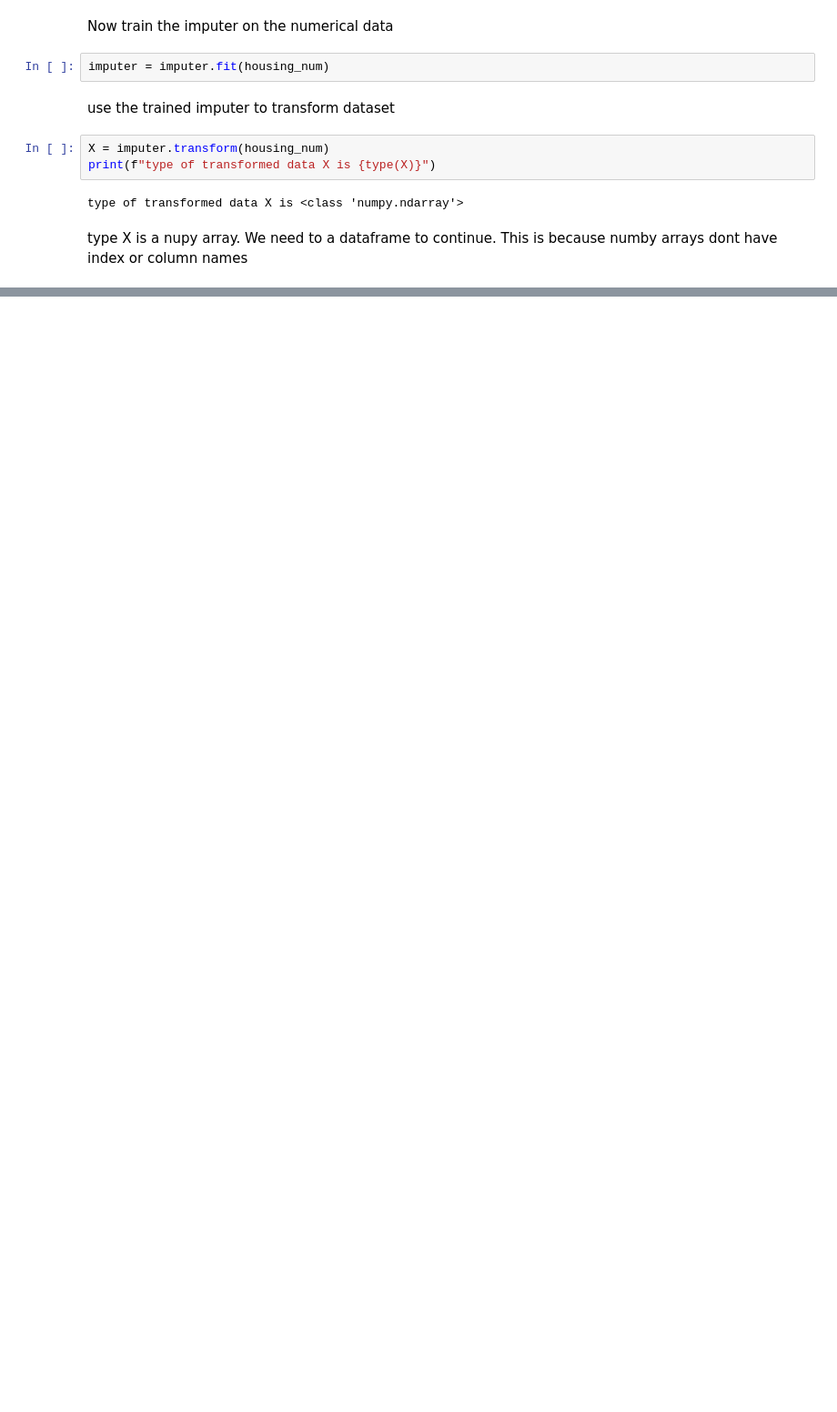
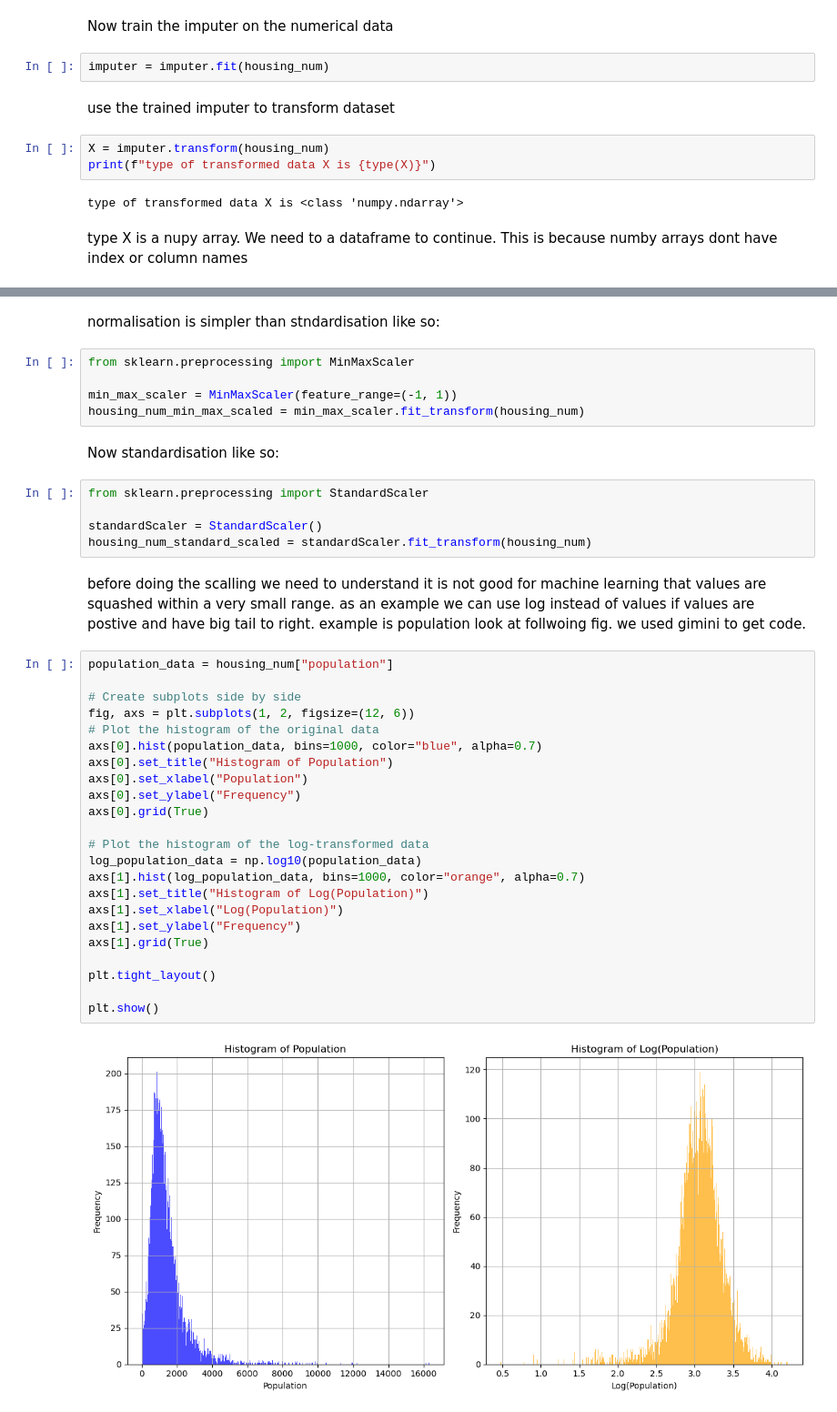
Before and after one commit to youssefabdalla/ml-book-ageron, a Jupyter notebook: predict_median_house_value_California.ipynb, the cells around one changed output, grey strips where cells are left out. Shown at 91% size. Cells and saved outputs as stored; diff of their text form; blank space fills up the shorter version.

```diff
--- a/predict_median_house_value_California.ipynb
+++ b/predict_median_house_value_California.ipynb
@@ -325,0 +369,41 @@ assert len(column_with_missing_vals) == 0, f"columns with missing value: {column
+# %% [markdown]
+normalisation is simpler than stndardisation like so:
+# %%
+from sklearn.preprocessing import MinMaxScaler
+
+min_max_scaler = MinMaxScaler(feature_range=(-1, 1))
+housing_num_min_max_scaled = min_max_scaler.fit_transform(housing_num)
+# %% [markdown]
+Now standardisation like so:
+# %%
+from sklearn.preprocessing import StandardScaler
+
+standardScaler = StandardScaler()
+housing_num_standard_scaled = standardScaler.fit_transform(housing_num)
+# %% [markdown]
+before doing the scalling we need to understand it is not good for machine learning that values are squashed within a very small range. as an example we can use log instead of values if values are postive  and have big tail to right. example is population look at follwoing fig. we used gimini to get code.
+# %%
+population_data = housing_num["population"]
+
+# Create subplots side by side
+fig, axs = plt.subplots(1, 2, figsize=(12, 6))
+# Plot the histogram of the original data
+axs[0].hist(population_data, bins=1000, color="blue", alpha=0.7)
+axs[0].set_title("Histogram of Population")
+axs[0].set_xlabel("Population")
+axs[0].set_ylabel("Frequency")
+axs[0].grid(True)
+
+# Plot the histogram of the log-transformed data
+log_population_data = np.log10(population_data)
+axs[1].hist(log_population_data, bins=1000, color="orange", alpha=0.7)
+axs[1].set_title("Histogram of Log(Population)")
+axs[1].set_xlabel("Log(Population)")
+axs[1].set_ylabel("Frequency")
+axs[1].grid(True)
+
+plt.tight_layout()
+
+plt.show()
+# %% [output]
+[figure, added]
```
Also changed, not shown: parts of 9 cells of this notebook.
